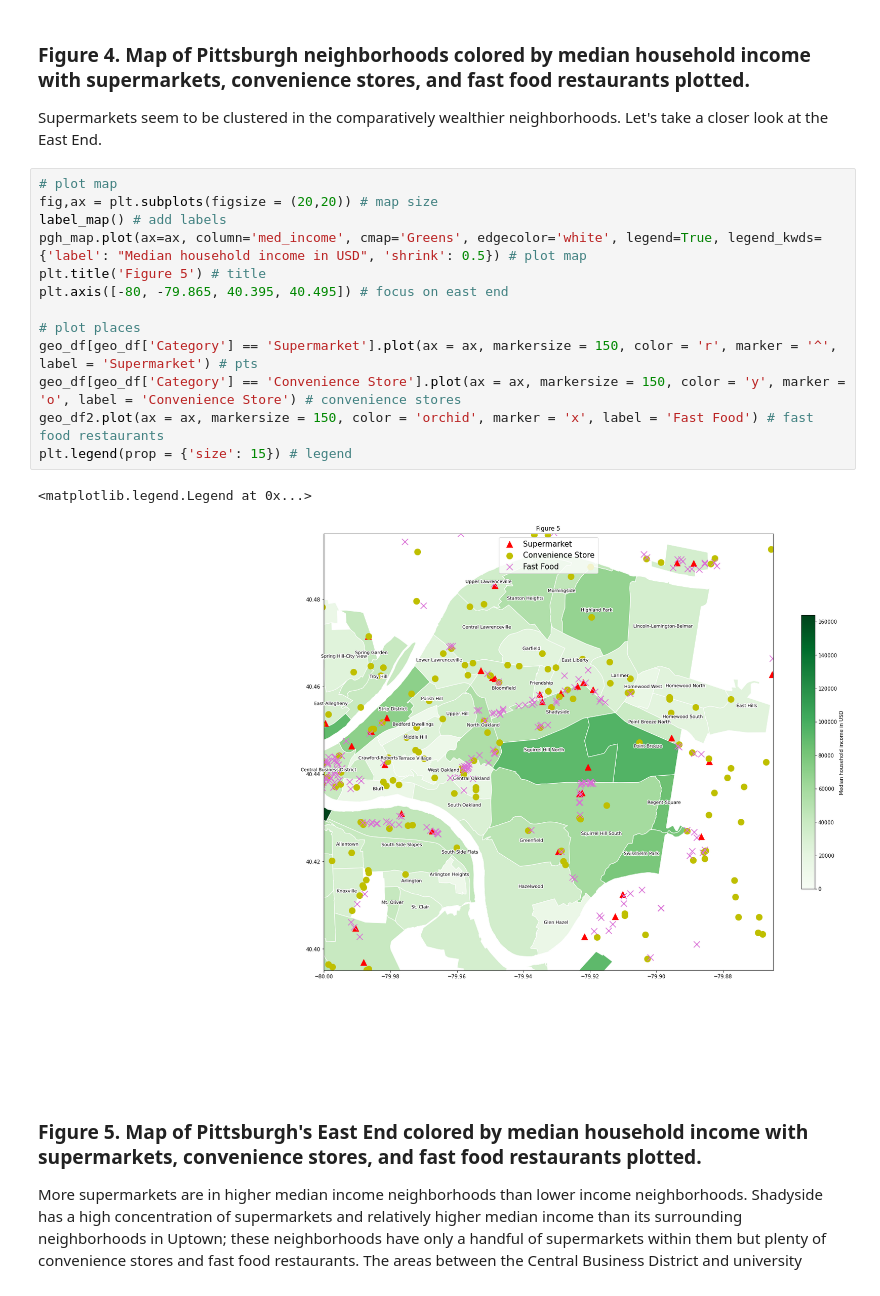
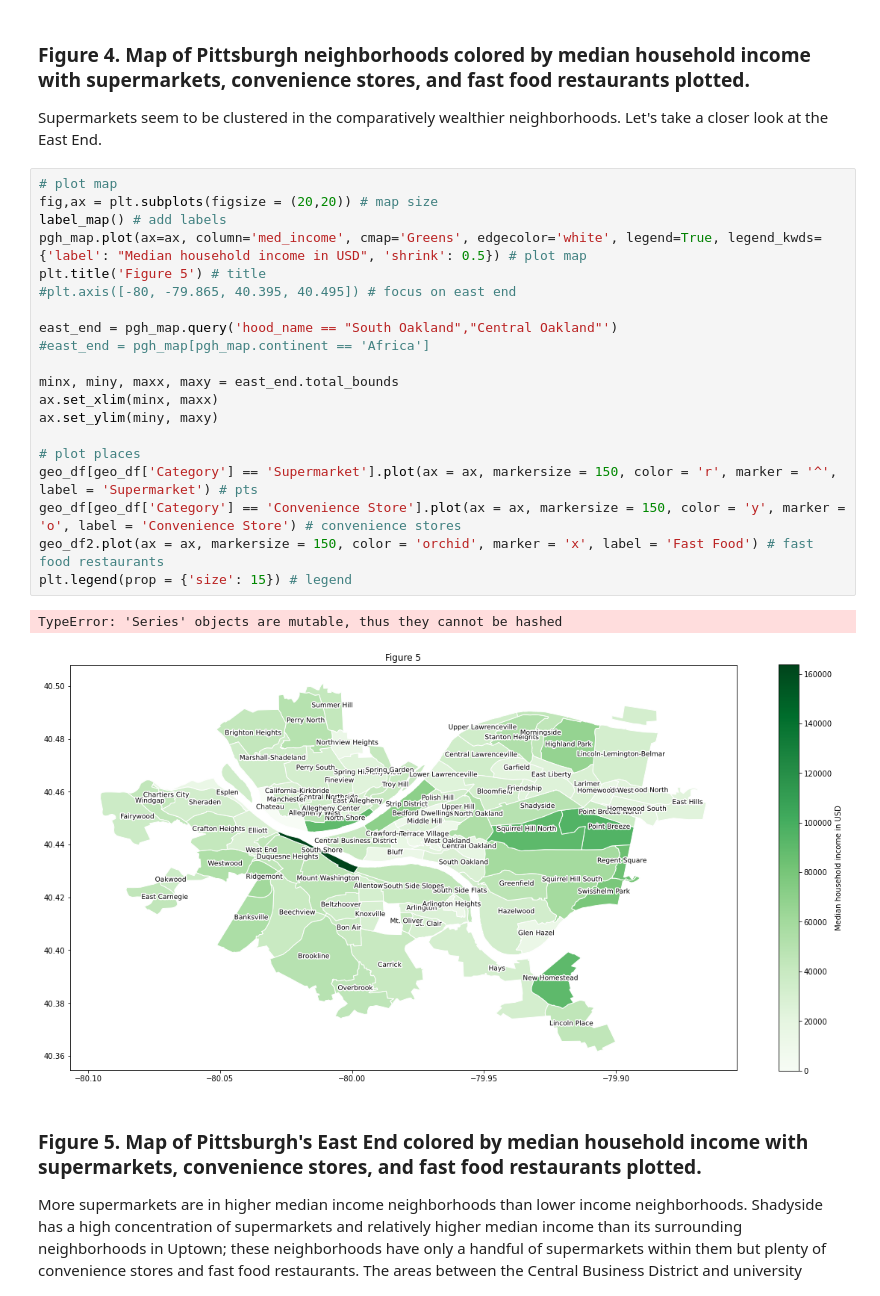
Before and after one commit to maxvp/PGH-food-deserts, a Jupyter notebook: project.ipynb, the cells around one changed output. Cells and saved outputs as stored; diff of their text form.

```diff
--- a/project.ipynb
+++ b/project.ipynb
@@ -155,19 +155,26 @@ Supermarkets seem to be clustered in the comparatively wealthier neighborhoods.
 # %%
 # plot map
 fig,ax = plt.subplots(figsize = (20,20)) # map size
 label_map() # add labels
 pgh_map.plot(ax=ax, column='med_income', cmap='Greens', edgecolor='white', legend=True, legend_kwds={'label': "Median household income in USD", 'shrink': 0.5}) # plot map
 plt.title('Figure 5') # title
-plt.axis([-80, -79.865, 40.395, 40.495]) # focus on east end
+#plt.axis([-80, -79.865, 40.395, 40.495]) # focus on east end
+
+east_end = pgh_map.query('hood_name == "South Oakland","Central Oakland"')
+#east_end = pgh_map[pgh_map.continent == 'Africa']
+
+minx, miny, maxx, maxy = east_end.total_bounds
+ax.set_xlim(minx, maxx)
+ax.set_ylim(miny, maxy)
 
 # plot places
 geo_df[geo_df['Category'] == 'Supermarket'].plot(ax = ax, markersize = 150, color = 'r', marker = '^', label = 'Supermarket') # pts
 geo_df[geo_df['Category'] == 'Convenience Store'].plot(ax = ax, markersize = 150, color = 'y', marker = 'o', label = 'Convenience Store') # convenience stores
 geo_df2.plot(ax = ax, markersize = 150, color = 'orchid', marker = 'x', label = 'Fast Food') # fast food restaurants
 plt.legend(prop = {'size': 15}) # legend
 # %% [output]
-<matplotlib.legend.Legend at 0x...>
+TypeError: 'Series' objects are mutable, thus they cannot be hashed
-[figure, old version]
+[figure, new version]
 # %% [markdown]
 ### **Figure 5.** Map of Pittsburgh's East End colored by median household income with supermarkets, convenience stores, and fast food restaurants plotted.
 
```
